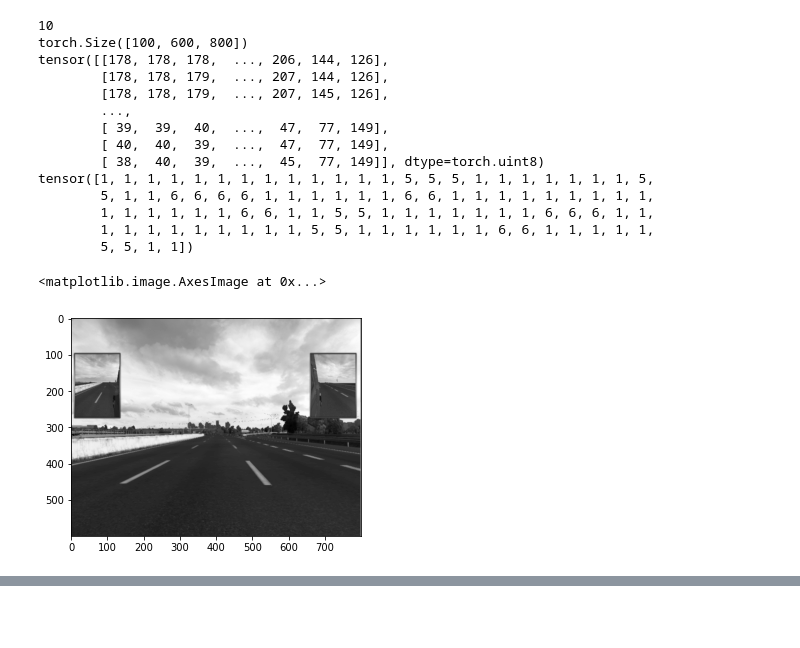
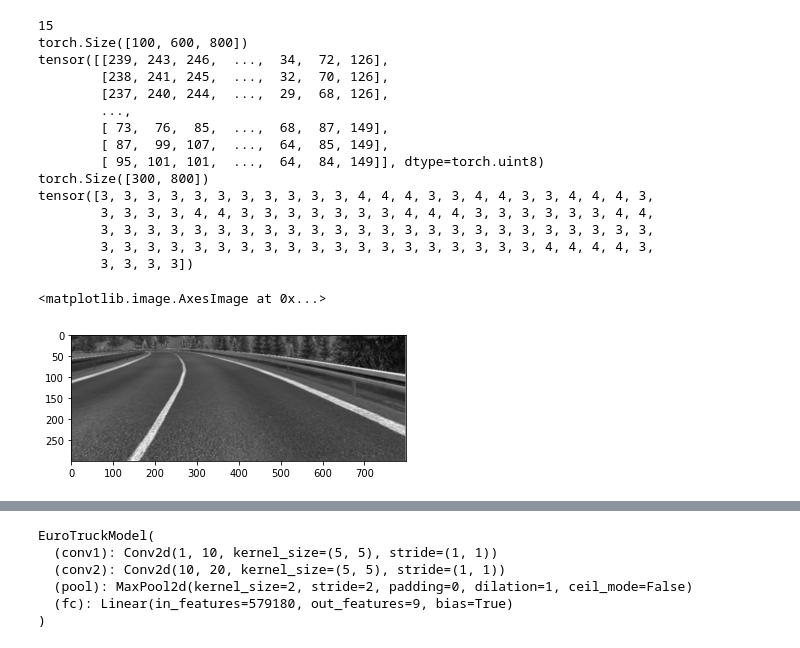
Before and after one commit to FF7518/Euro_Truck2_AutoPilot, a Jupyter notebook: model/run.ipynb, the cells around one changed output, grey strips where cells are left out. Drawn from its saved outputs; the diff is of its cells as text; code cells hidden in the pictures; blank space fills up the shorter version.

```diff
--- a/model/run.ipynb
+++ b/model/run.ipynb
@@ -1,34 +1,38 @@
 # %%
 import matplotlib.pyplot as plt
 
 from data import load_data
 et = load_data('../EuroTruck_v6_highway_small.npy')
 # print(eudata)
 print(len(et))
 dict_data = next(iter(et))
 image = dict_data['image']
 label = dict_data['label']
 print(image.size())
 print(image[0])
+test_img = image[0]
+test_img = test_img[299:599, :]
+print(test_img.shape)
 print(label)
-plt.imshow(image[0], cmap='gray')
+plt.imshow(test_img, cmap='gray')
 # %% [output]
-10
+15
 torch.Size([100, 600, 800])
-tensor([[178, 178, 178,  ..., 206, 144, 126],
-        [178, 178, 179,  ..., 207, 144, 126],
-        [178, 178, 179,  ..., 207, 145, 126],
+tensor([[239, 243, 246,  ...,  34,  72, 126],
+        [238, 241, 245,  ...,  32,  70, 126],
+        [237, 240, 244,  ...,  29,  68, 126],
         ...,
-        [ 39,  39,  40,  ...,  47,  77, 149],
-        [ 40,  40,  39,  ...,  47,  77, 149],
-        [ 38,  40,  39,  ...,  45,  77, 149]], dtype=torch.uint8)
-tensor([1, 1, 1, 1, 1, 1, 1, 1, 1, 1, 1, 1, 1, 5, 5, 5, 1, 1, 1, 1, 1, 1, 1, 5,
-        5, 1, 1, 6, 6, 6, 6, 1, 1, 1, 1, 1, 1, 6, 6, 1, 1, 1, 1, 1, 1, 1, 1, 1,
-        1, 1, 1, 1, 1, 1, 6, 6, 1, 1, 5, 5, 1, 1, 1, 1, 1, 1, 1, 6, 6, 6, 1, 1,
-        1, 1, 1, 1, 1, 1, 1, 1, 1, 5, 5, 1, 1, 1, 1, 1, 1, 6, 6, 1, 1, 1, 1, 1,
-        5, 5, 1, 1])
+        [ 73,  76,  85,  ...,  68,  87, 149],
+        [ 87,  99, 107,  ...,  64,  85, 149],
+        [ 95, 101, 101,  ...,  64,  84, 149]], dtype=torch.uint8)
+torch.Size([300, 800])
+tensor([3, 3, 3, 3, 3, 3, 3, 3, 3, 3, 3, 4, 4, 4, 3, 3, 4, 4, 3, 3, 4, 4, 4, 3,
+        3, 3, 3, 3, 4, 4, 3, 3, 3, 3, 3, 3, 3, 4, 4, 4, 3, 3, 3, 3, 3, 3, 4, 4,
+        3, 3, 3, 3, 3, 3, 3, 3, 3, 3, 3, 3, 3, 3, 3, 3, 3, 3, 3, 3, 3, 3, 3, 3,
+        3, 3, 3, 3, 3, 3, 3, 3, 3, 3, 3, 3, 3, 3, 3, 3, 3, 3, 3, 4, 4, 4, 4, 3,
+        3, 3, 3, 3])
 <matplotlib.image.AxesImage at 0x...>
-[figure, old version]
+[figure, new version]
 # %%
 import torch
 from model import EuroTruckModel
@@ -91,0 +87,9 @@ torch.Size([100, 20, 147, 197])
+# %%
+print(model)
+# %% [output]
+EuroTruckModel(
+  (conv1): Conv2d(1, 10, kernel_size=(5, 5), stride=(1, 1))
+  (conv2): Conv2d(10, 20, kernel_size=(5, 5), stride=(1, 1))
+  (pool): MaxPool2d(kernel_size=2, stride=2, padding=0, dilation=1, ceil_mode=False)
+  (fc): Linear(in_features=579180, out_features=9, bias=True)
+)
```
Also changed, not shown: parts of 1 cell of this notebook, 5 other files.
